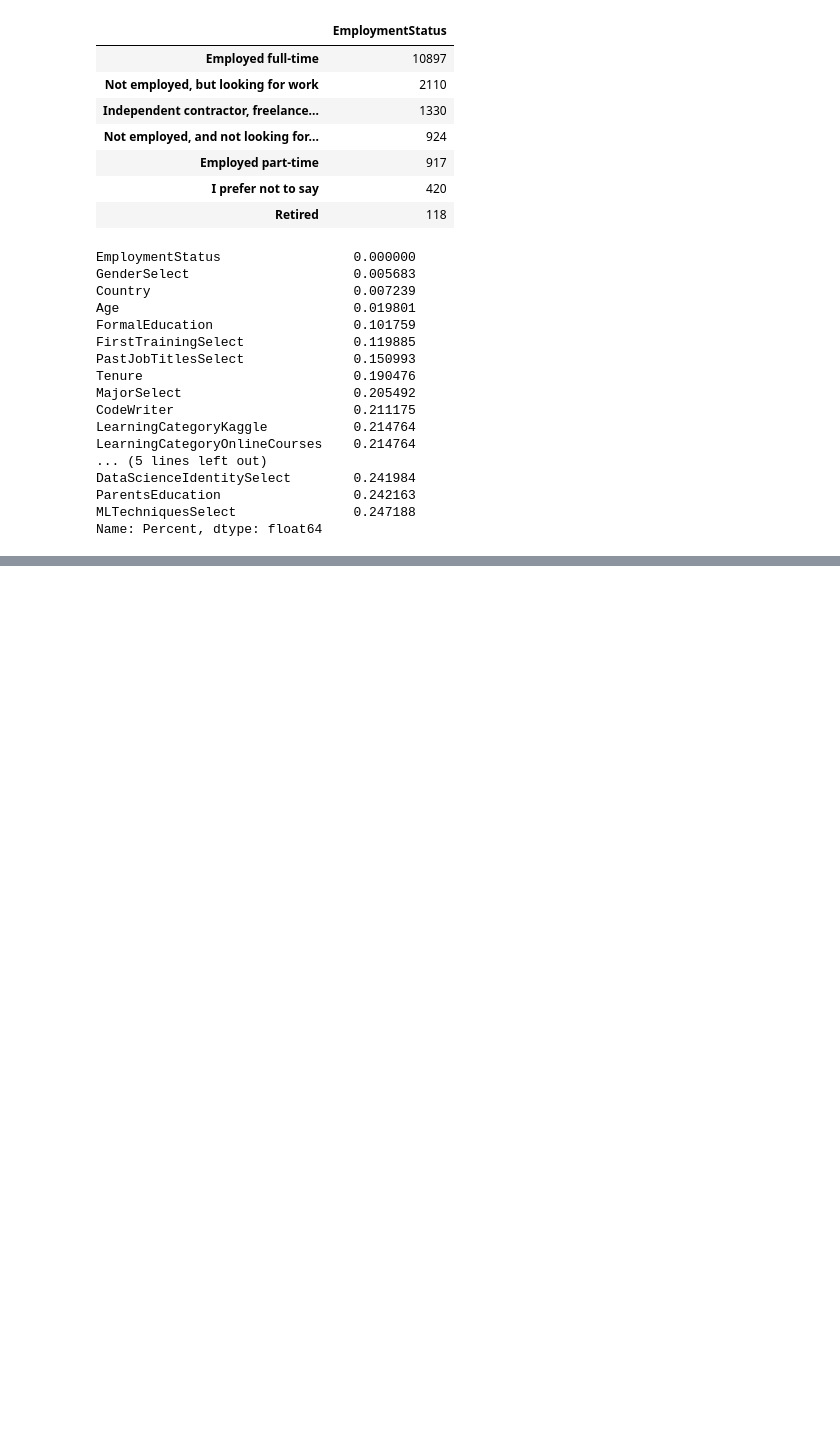
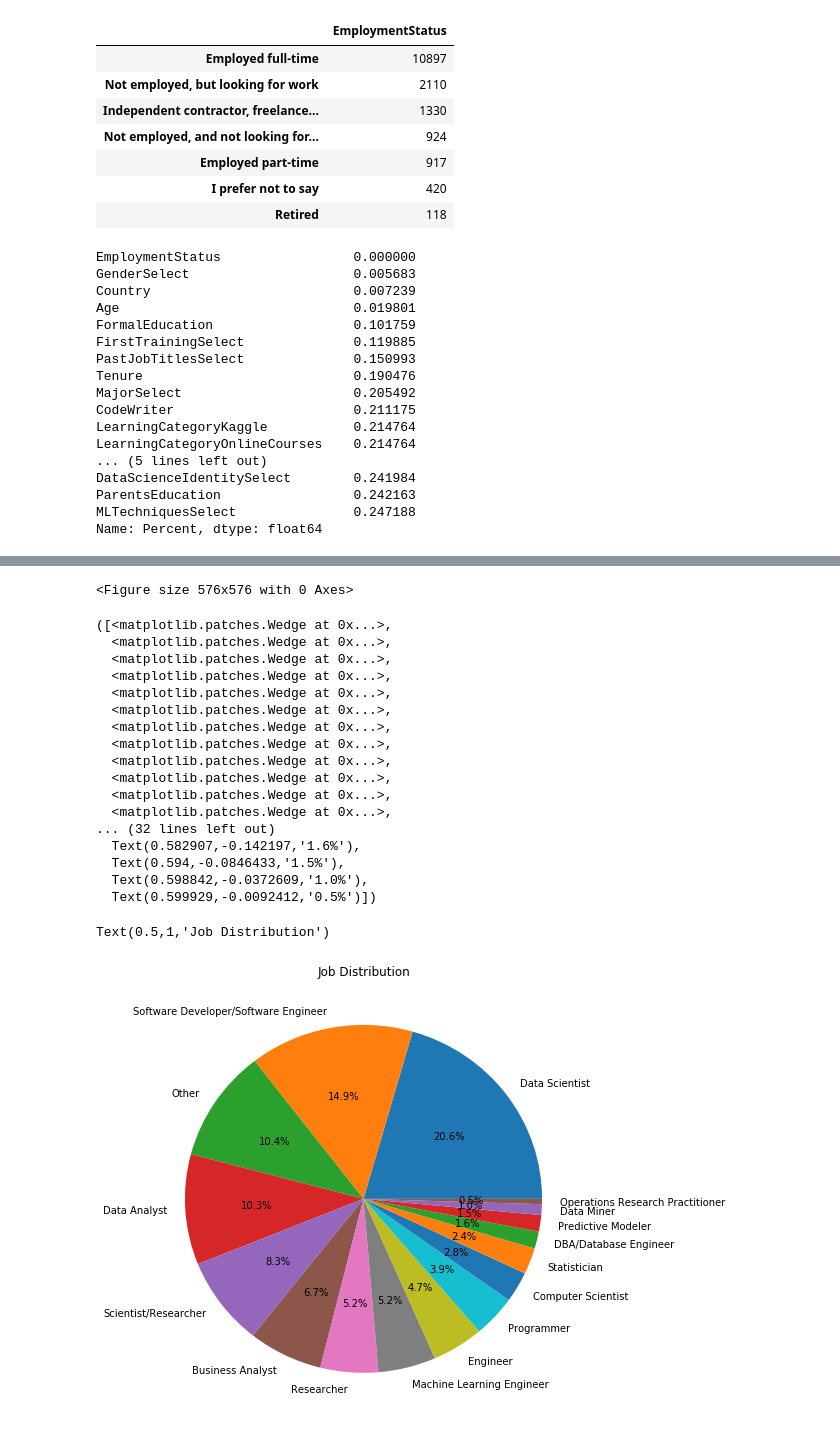
Before and after one commit to albertsaave/3250-term-project, a Jupyter notebook: TeamProjectOsmedo.ipynb, the cells around one changed output, grey strips where cells are left out. Saved outputs shown, nothing was run; the diff lists cells and outputs as text; code cells hidden in the pictures; blank space fills up the shorter version.

Commit message:
Osmedo Barbosa Update 1

```diff
--- a/TeamProjectOsmedo.ipynb
+++ b/TeamProjectOsmedo.ipynb
@@ -270,0 +332,28 @@ Name: Percent, Length: 228, dtype: bool
+# %%
+# Osmedo Barbosa #
+plt.figure(figsize=(8,8))
+JobTitle=df_responses['CurrentJobTitleSelect'].value_counts()
+plt.pie(JobTitle,labels=JobTitle.index,autopct='%.1f%%')
+centre_circle = plt.Circle((0,0),0.75,color='black', fc='white',linewidth=1.25)
+plt.title('Job Distribution')
+# %% [output]
+<Figure size 576x576 with 0 Axes>
+([<matplotlib.patches.Wedge at 0x...>,
+  <matplotlib.patches.Wedge at 0x...>,
+  <matplotlib.patches.Wedge at 0x...>,
+  <matplotlib.patches.Wedge at 0x...>,
+  <matplotlib.patches.Wedge at 0x...>,
+  <matplotlib.patches.Wedge at 0x...>,
+  <matplotlib.patches.Wedge at 0x...>,
+  <matplotlib.patches.Wedge at 0x...>,
+  <matplotlib.patches.Wedge at 0x...>,
+  <matplotlib.patches.Wedge at 0x...>,
+  <matplotlib.patches.Wedge at 0x...>,
+  <matplotlib.patches.Wedge at 0x...>,
+... (32 lines left out)
+  Text(0.582907,-0.142197,'1.6%'),
+  Text(0.594,-0.0846433,'1.5%'),
+  Text(0.598842,-0.0372609,'1.0%'),
+  Text(0.599929,-0.0092412,'0.5%')])
+Text(0.5,1,'Job Distribution')
+[figure, added]
```
Also changed, not shown: parts of 12 cells of this notebook.
